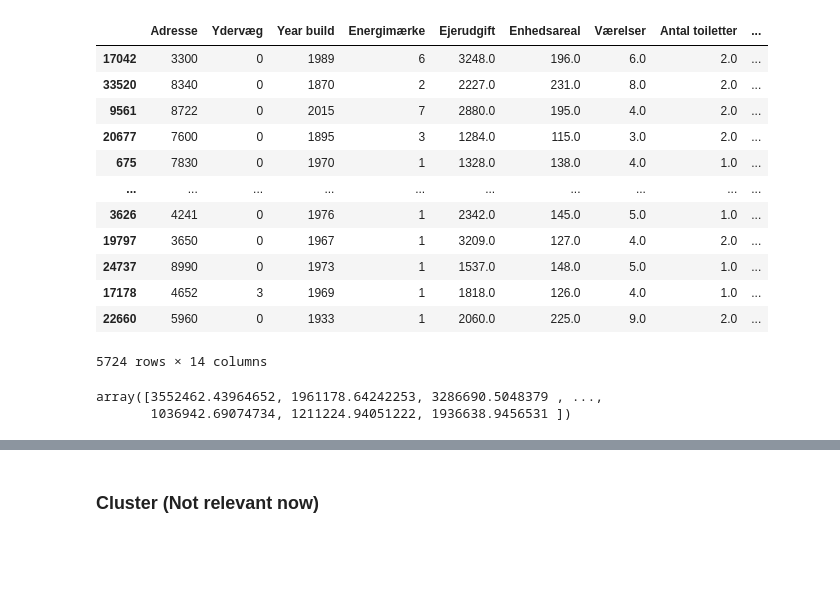
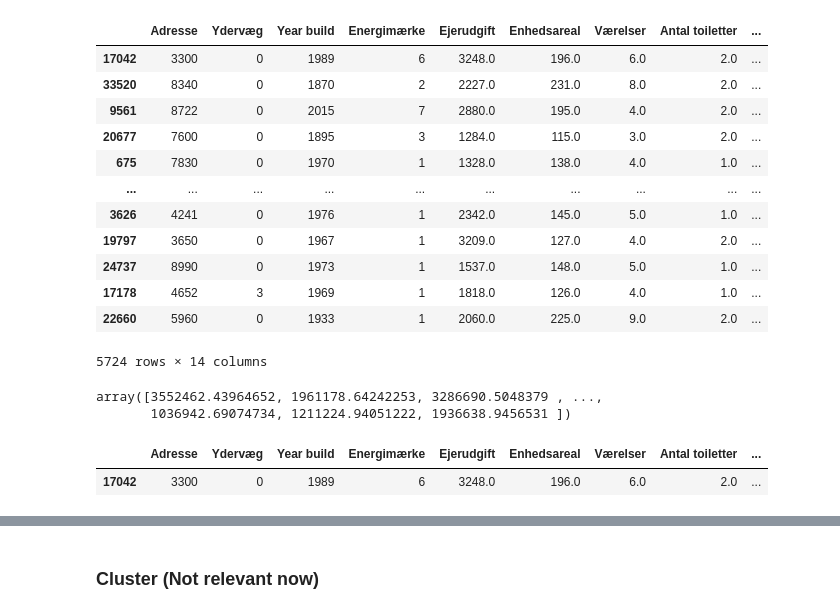
Before and after one commit to casperolesen/python-exam-casper, a Jupyter notebook: villa.ipynb, the cells around one changed output, grey strips where cells are left out. Drawn from its saved outputs; the diff is of its cells as text; code cells hidden in the pictures; blank space fills up the shorter version.

```diff
--- a/villa.ipynb
+++ b/villa.ipynb
@@ -588,2 +585,8 @@ array([3552462.43964652, 1961178.64242253, 3286690.5048379 , ...,
+# %%
+single_target = X_test[:1]
+single_target
+# %% [output]
+|  | Adresse | Ydervæg | Year build | Energimærke | Ejerudgift | Enhedsareal | Værelser | Antal toiletter | ... |
+| 17042 | 3300 | 0 | 1989 | 6 | 3248.0 | 196.0 | 6.0 | 2.0 | ... |
 # %%
 #predict_one = lm.predict(single_target)
```
Also changed, not shown: parts of 6 cells of this notebook, 7 other files.
